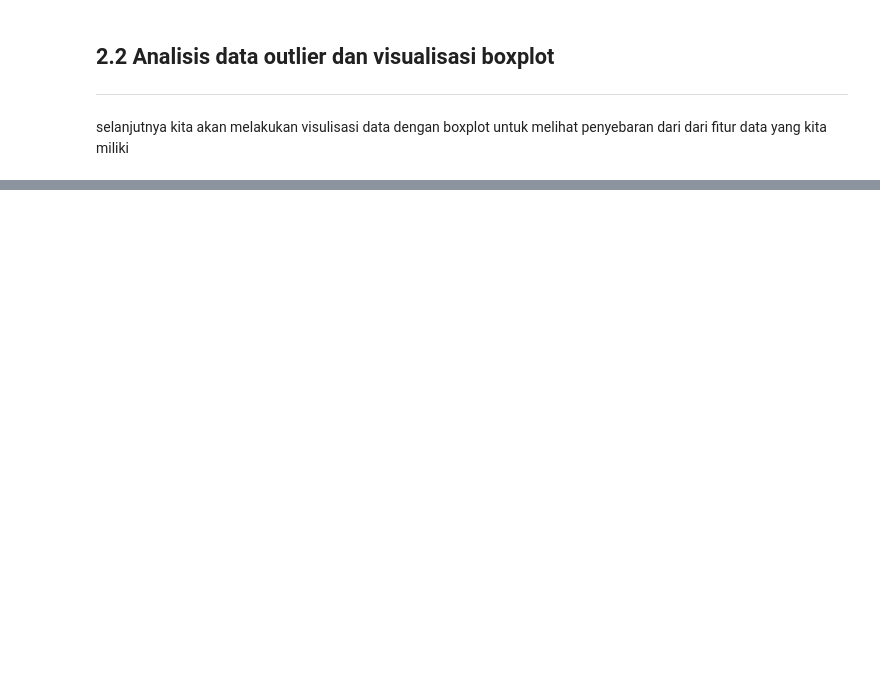
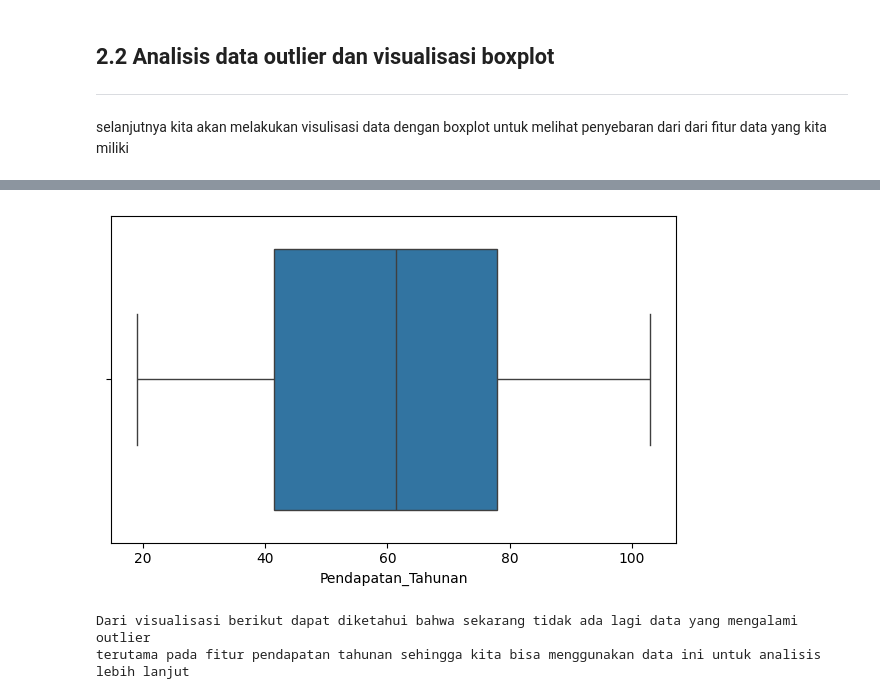
Before and after one commit to BlackBox-Ops/ML-Customer-Segmentation, a Jupyter notebook: notebooks/analisis_eda.ipynb, the cells around one changed output, grey strips where cells are left out. Cells and saved outputs as stored; diff of their text form; code cells hidden in the pictures; blank space fills up the shorter version.

```diff
--- a/notebooks/analisis_eda.ipynb
+++ b/notebooks/analisis_eda.ipynb
@@ -136,0 +197,21 @@ selanjutnya kita akan melakukan visulisasi data dengan boxplot untuk melihat pen
+# %%
+# import library yang dibutuhkan untuk preprocessing data dengan teknik winsorize
+from scipy.stats.mstats import winsorize
+import warnings
+
+# buat variabel untuk menghilangkan error pada saat proses normalisasi data
+warnings.filterwarnings('ignore')
+
+# gunakan kolom pendapatan tahunan dan skor pengeluaran sebagai fitur yang ingin di normalisasi
+df['Pendapatan_Tahunan'] = winsorize(df['Pendapatan_Tahunan'], limits=[0.05, 0.05])
+df['Skor_Pengeluaran'] = winsorize(df['Skor_Pengeluaran'], limits=[0.05, 0.05])
+
+# print jumlah kolom yang terdeteksi sebagai outlier
+print(detect_outliers(df,'Pendapatan_Tahunan').count() + detect_outliers(df,'Skor_Pengeluaran').count())
+
+print("""
+sekarang kita mengetahui bahwa tidak ada lagi outliers pada semua fitur yang kita punya
+dengan teknik winsorize ini kita dapat melakukann preprocesing pada data tanpa harus
+menghapus data untuk menghilangkan outliers melainkan merubah data tersbeut dengan nilai
+dari persentil tertentu, pada contoh ini kita menggunakan persentil ke 5 untuk normalisasi data
+""")
@@ -136,0 +231,15 @@ selanjutnya kita akan melakukan visulisasi data dengan boxplot untuk melihat pen
+# %%
+# mengecek kembali kolom fitur pendapatan setelah dilakukan normalisasi data dengan teknik winsorize
+plt.figure(figsize=(6,4))
+sns.boxplot(x = 'Pendapatan_Tahunan', data = df)
+plt.tight_layout()
+plt.show()
+
+print("""
+Dari visualisasi berikut dapat diketahui bahwa sekarang tidak ada lagi data yang mengalami outlier
+terutama pada fitur pendapatan tahunan sehingga kita bisa menggunakan data ini untuk analisis lebih lanjut
+""")
+# %% [output]
+[figure, added]
+Dari visualisasi berikut dapat diketahui bahwa sekarang tidak ada lagi data yang mengalami outlier
+terutama pada fitur pendapatan tahunan sehingga kita bisa menggunakan data ini untuk analisis lebih lanjut
```
Also changed, not shown: parts of 15 cells of this notebook.
